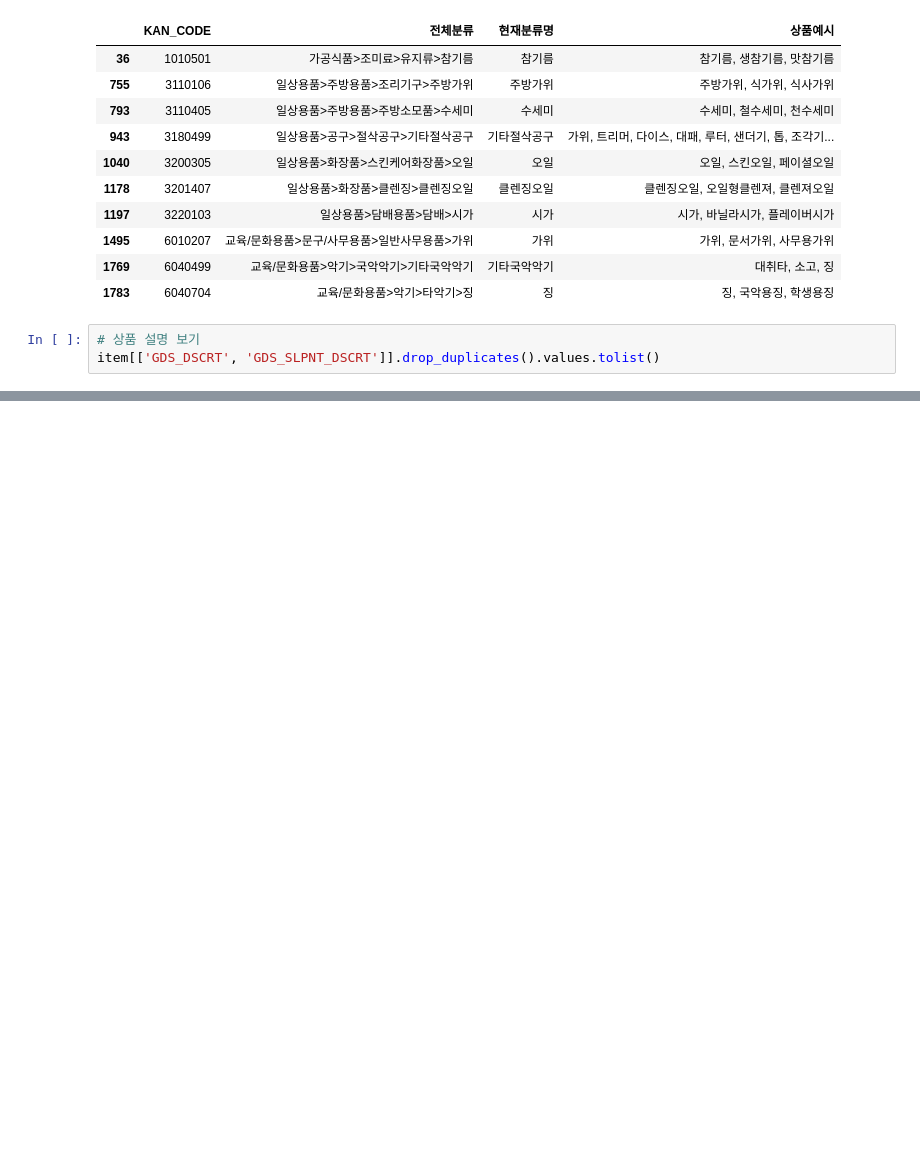
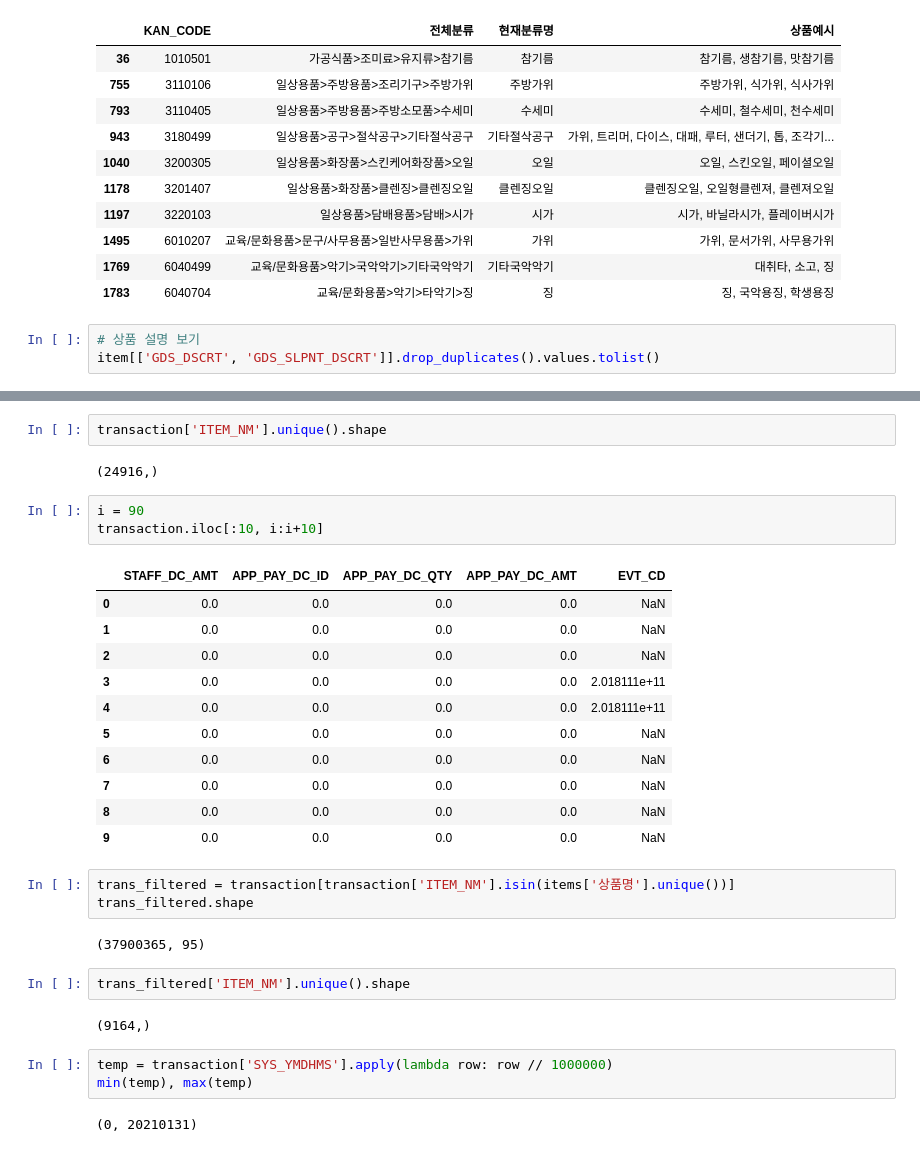
Before and after one commit to almostzero/emart24_codes, a Jupyter notebook: RJY/EDA_items.ipynb, the cells around one changed output, grey strips where cells are left out. Drawn from its saved outputs; the diff is of its cells as text; blank space fills up the shorter version.

```diff
--- a/RJY/EDA_items.ipynb
+++ b/RJY/EDA_items.ipynb
@@ -264,0 +233,33 @@ transaction.iloc[:, 39:52]
+# %%
+transaction['ITEM_NM'].unique().shape
+# %% [output]
+(24916,)
+# %%
+i = 90
+transaction.iloc[:10, i:i+10]
+# %% [output]
+|  | STAFF_DC_AMT | APP_PAY_DC_ID | APP_PAY_DC_QTY | APP_PAY_DC_AMT | EVT_CD |
+| 0 | 0.0 | 0.0 | 0.0 | 0.0 | NaN |
+| 1 | 0.0 | 0.0 | 0.0 | 0.0 | NaN |
+| 2 | 0.0 | 0.0 | 0.0 | 0.0 | NaN |
+| 3 | 0.0 | 0.0 | 0.0 | 0.0 | 2.018111e+11 |
+| 4 | 0.0 | 0.0 | 0.0 | 0.0 | 2.018111e+11 |
+| 5 | 0.0 | 0.0 | 0.0 | 0.0 | NaN |
+| 6 | 0.0 | 0.0 | 0.0 | 0.0 | NaN |
+| 7 | 0.0 | 0.0 | 0.0 | 0.0 | NaN |
+| 8 | 0.0 | 0.0 | 0.0 | 0.0 | NaN |
+| 9 | 0.0 | 0.0 | 0.0 | 0.0 | NaN |
+# %%
+trans_filtered = transaction[transaction['ITEM_NM'].isin(items['상품명'].unique())]
+trans_filtered.shape
+# %% [output]
+(37900365, 95)
+# %%
+trans_filtered['ITEM_NM'].unique().shape
+# %% [output]
+(9164,)
+# %%
+temp = transaction['SYS_YMDHMS'].apply(lambda row: row // 1000000)
+min(temp), max(temp)
+# %% [output]
+(0, 20210131)
```
Also changed, not shown: parts of 11 cells of this notebook, 3 other files.
